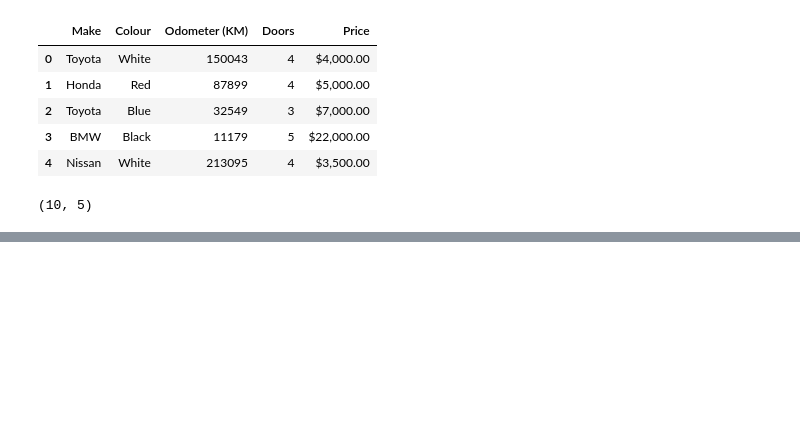
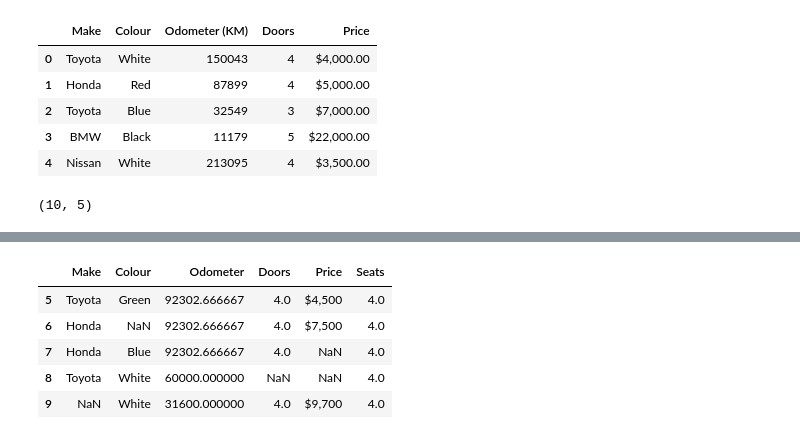
Before and after one commit to GKPSingh/PandasPractice, a Jupyter notebook: Pandas Practice.ipynb, the cells around one changed output, grey strips where cells are left out. Saved outputs shown, nothing was run; the diff lists cells and outputs as text; code cells hidden in the pictures; blank space fills up the shorter version.

```diff
--- a/Pandas Practice.ipynb
+++ b/Pandas Practice.ipynb
@@ -43,0 +216,11 @@ car_sales.shape
+# %%
+df['Seats'].fillna(seat_mean,inplace=True)
+# %%
+df.tail()
+# %% [output]
+|  | Make | Colour | Odometer | Doors | Price | Seats |
+| 5 | Toyota | Green | 92302.666667 | 4.0 | $4,500 | 4.0 |
+| 6 | Honda | NaN | 92302.666667 | 4.0 | $7,500 | 4.0 |
+| 7 | Honda | Blue | 92302.666667 | 4.0 | NaN | 4.0 |
+| 8 | Toyota | White | 60000.000000 | NaN | NaN | 4.0 |
+| 9 | NaN | White | 31600.000000 | 4.0 | $9,700 | 4.0 |
```
Also changed, not shown: parts of 28 cells of this notebook, 1 other file.
